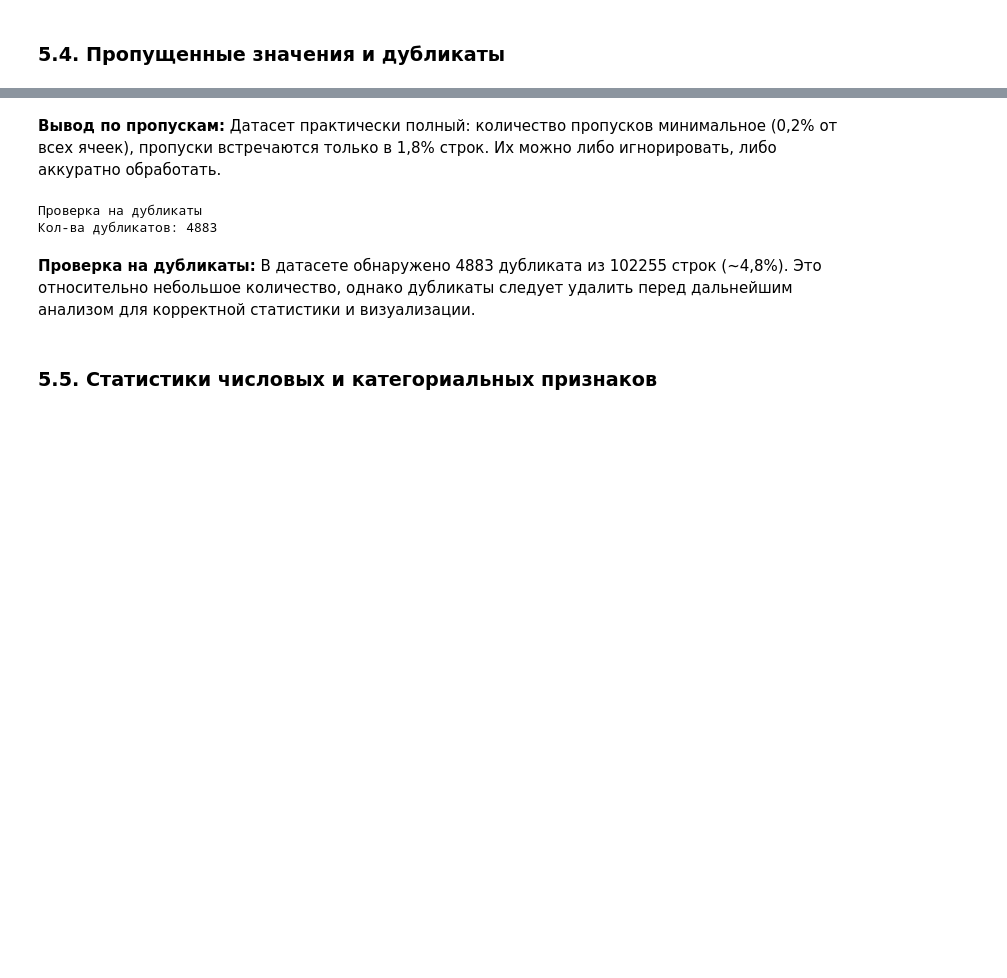
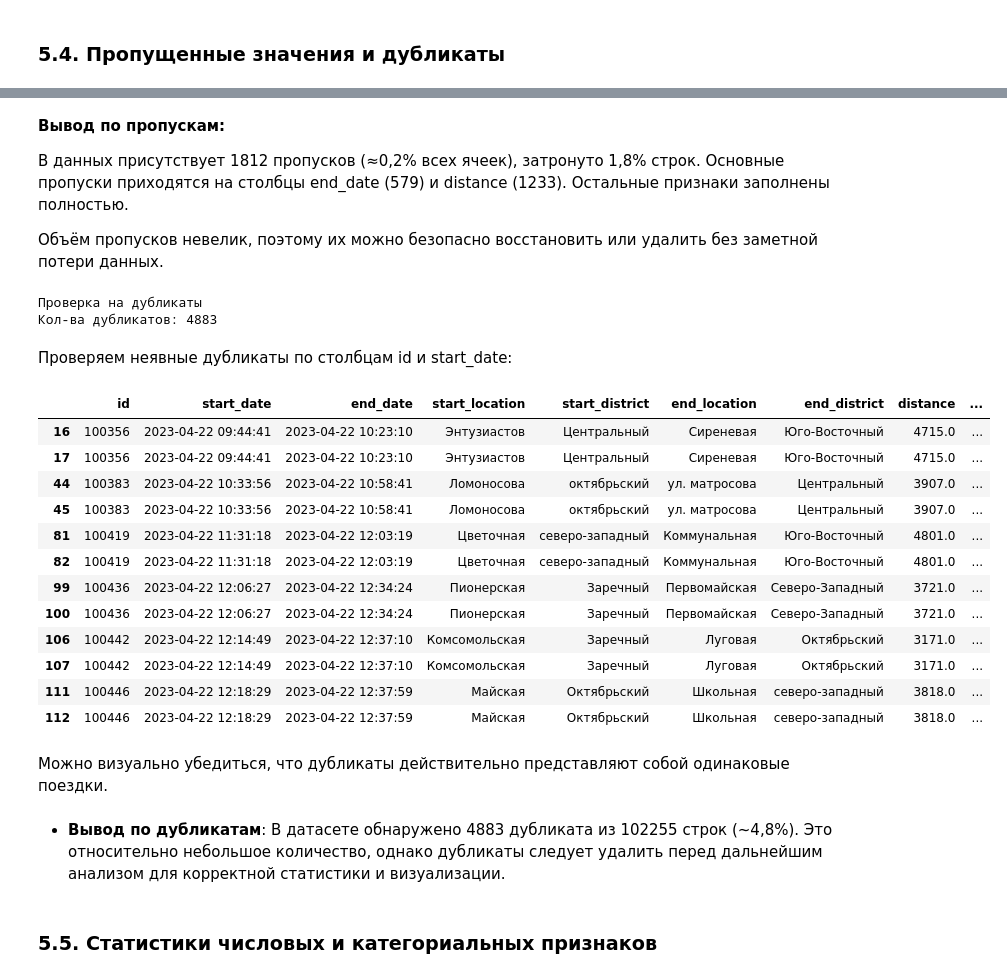
Before and after one commit to fIIame/scooter_sharing_analysis, a Jupyter notebook: notebooks/Initial_Data_Check.ipynb, the cells around one changed output, grey strips where cells are left out. Drawn from its saved outputs; the diff is of its cells as text; code cells hidden in the pictures; blank space fills up the shorter version.

```diff
--- a/notebooks/Initial_Data_Check.ipynb
+++ b/notebooks/Initial_Data_Check.ipynb
@@ -124,16 +140,42 @@ get_missed_info(rides_data, rows, cols)
 # %% [markdown]
 **Вывод по пропускам:**
-Датасет практически полный: количество пропусков минимальное (0,2% от всех ячеек),
-пропуски встречаются только в 1,8% строк. Их можно либо игнорировать, либо аккуратно обработать.
+
+В данных присутствует 1812 пропусков (≈0,2% всех ячеек), затронуто 1,8% строк.
+Основные пропуски приходятся на столбцы end_date (579) и distance (1233).
+Остальные признаки заполнены полностью.
+
+Объём пропусков невелик, поэтому их можно безопасно восстановить или удалить без заметной потери данных.
 # %%
 get_duplicated_info(rides_data)
 # %% [output]
 Проверка на дубликаты
 Кол-ва дубликатов: 4883
-# %% [markdown]
-**Проверка на дубликаты:**
-В датасете обнаружено 4883 дубликата из 102255 строк (~4,8%).
-Это относительно небольшое количество, однако дубликаты следует удалить перед дальнейшим анализом для корректной статистики и визуализации.
+# %% [markdown]
+Проверяем неявные дубликаты по столбцам id и start_date:
+# %%
+duplicate_keys = rides_data.duplicated(subset=["id", "start_date"], keep=False)
+
+duplicates = rides_data[duplicate_keys].sort_values(["id", "start_date"])
+duplicates.head(12)
+# %% [output]
+|  | id | start_date | end_date | start_location | start_district | end_location | end_district | distance | ... |
+| 16 | 100356 | 2023-04-22 09:44:41 | 2023-04-22 10:23:10 | Энтузиастов | Центральный | Сиреневая | Юго-Восточный | 4715.0 | ... |
+| 17 | 100356 | 2023-04-22 09:44:41 | 2023-04-22 10:23:10 | Энтузиастов | Центральный | Сиреневая | Юго-Восточный | 4715.0 | ... |
+| 44 | 100383 | 2023-04-22 10:33:56 | 2023-04-22 10:58:41 | Ломоносова | октябрьский | ул. матросова | Центральный | 3907.0 | ... |
+| 45 | 100383 | 2023-04-22 10:33:56 | 2023-04-22 10:58:41 | Ломоносова | октябрьский | ул. матросова | Центральный | 3907.0 | ... |
+| 81 | 100419 | 2023-04-22 11:31:18 | 2023-04-22 12:03:19 | Цветочная | северо-западный | Коммунальная | Юго-Восточный | 4801.0 | ... |
+| 82 | 100419 | 2023-04-22 11:31:18 | 2023-04-22 12:03:19 | Цветочная | северо-западный | Коммунальная | Юго-Восточный | 4801.0 | ... |
+| 99 | 100436 | 2023-04-22 12:06:27 | 2023-04-22 12:34:24 | Пионерская | Заречный | Первомайская | Северо-Западный | 3721.0 | ... |
+| 100 | 100436 | 2023-04-22 12:06:27 | 2023-04-22 12:34:24 | Пионерская | Заречный | Первомайская | Северо-Западный | 3721.0 | ... |
+| 106 | 100442 | 2023-04-22 12:14:49 | 2023-04-22 12:37:10 | Комсомольская | Заречный | Луговая | Октябрьский | 3171.0 | ... |
+| 107 | 100442 | 2023-04-22 12:14:49 | 2023-04-22 12:37:10 | Комсомольская | Заречный | Луговая | Октябрьский | 3171.0 | ... |
+| 111 | 100446 | 2023-04-22 12:18:29 | 2023-04-22 12:37:59 | Майская | Октябрьский | Школьная | северо-западный | 3818.0 | ... |
+| 112 | 100446 | 2023-04-22 12:18:29 | 2023-04-22 12:37:59 | Майская | Октябрьский | Школьная | северо-западный | 3818.0 | ... |
+# %% [markdown]
+Можно визуально убедиться, что дубликаты действительно представляют собой одинаковые поездки.
+# %% [markdown]
+* **Вывод по дубликатам**: В датасете обнаружено 4883 дубликата из 102255 строк (~4,8%).
+Это относительно небольшое количество, однако дубликаты следует удалить перед дальнейшим анализом для корректной статистики и визуализации.
 # %% [markdown]
 ### 5.5. Статистики числовых и категориальных признаков
 # %%
```
Also changed, not shown: parts of 8 cells of this notebook, 2 other files.
